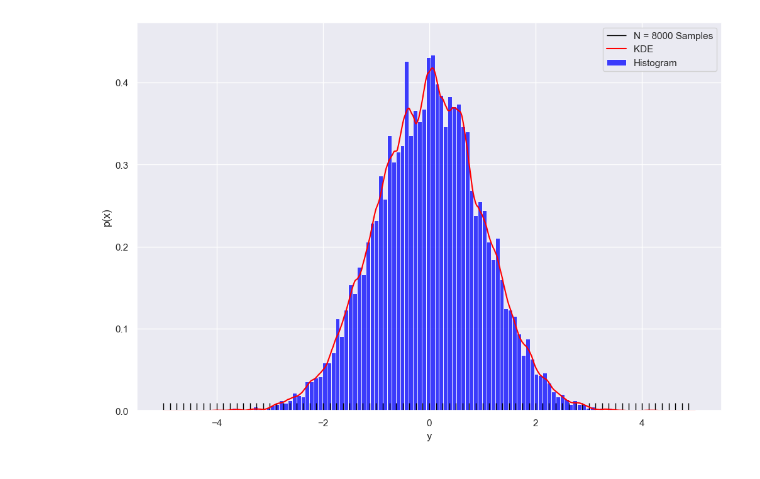
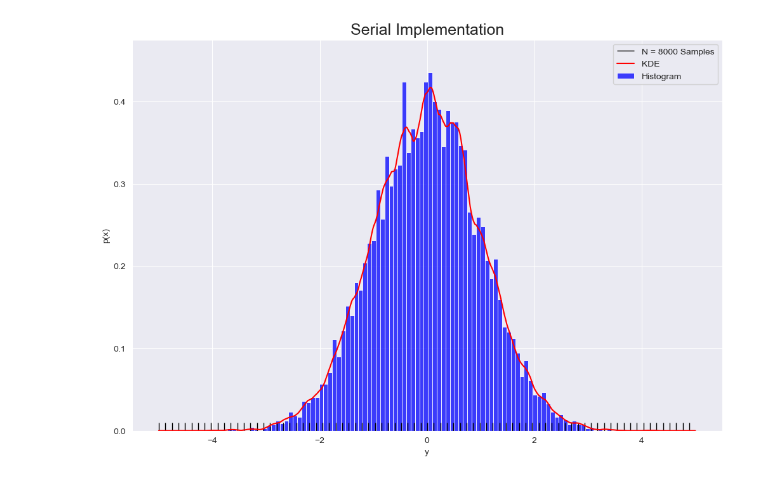
Before and after one commit to namo626/pkde, a Jupyter notebook: notebooks/initial_plots.ipynb, the cells around one changed output. Saved outputs shown, nothing was run; the diff lists cells and outputs as text; code cells hidden in the pictures.

Commit message:
added titles and plots

```diff
--- a/notebooks/initial_plots.ipynb
+++ b/notebooks/initial_plots.ipynb
@@ -10,4 +8,8 @@ kde_df = plotter.read_csv_file('../data/output.csv')
+# %%
+serial_kde = plotter.read_csv_file('../data/serial.csv')
+cuda_kde = plotter.read_csv_file('../data/cuda.csv')
+# mpi_kde = plotter.read_csv_file('../data/mpi.csv')
 # %%
-plotter.plot_kde(kde_df, hist=True, rug=True, kde=True)
+plotter.plot_kde(serial_kde, "Serial Implementation", hist=True, rug=True, kde=True)
 # %% [output]
-[figure, old version]
+[figure, new version]
```
Also changed, not shown: parts of 3 cells of this notebook, 1 other file.
